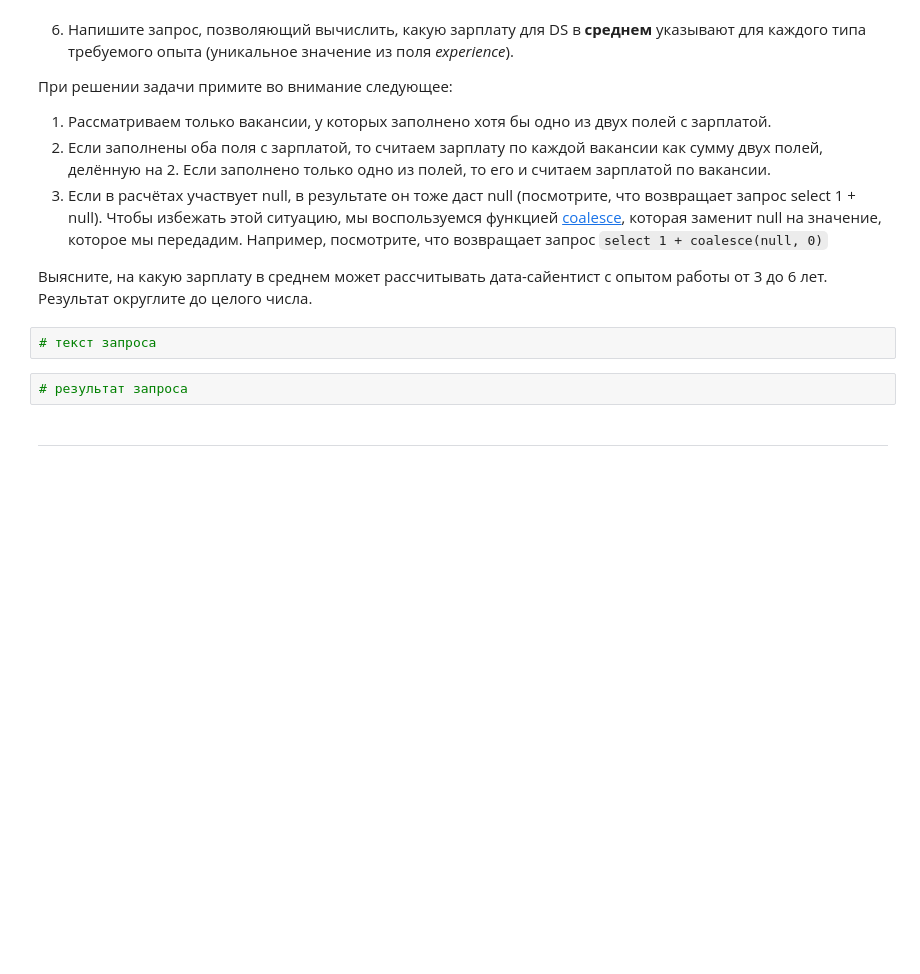
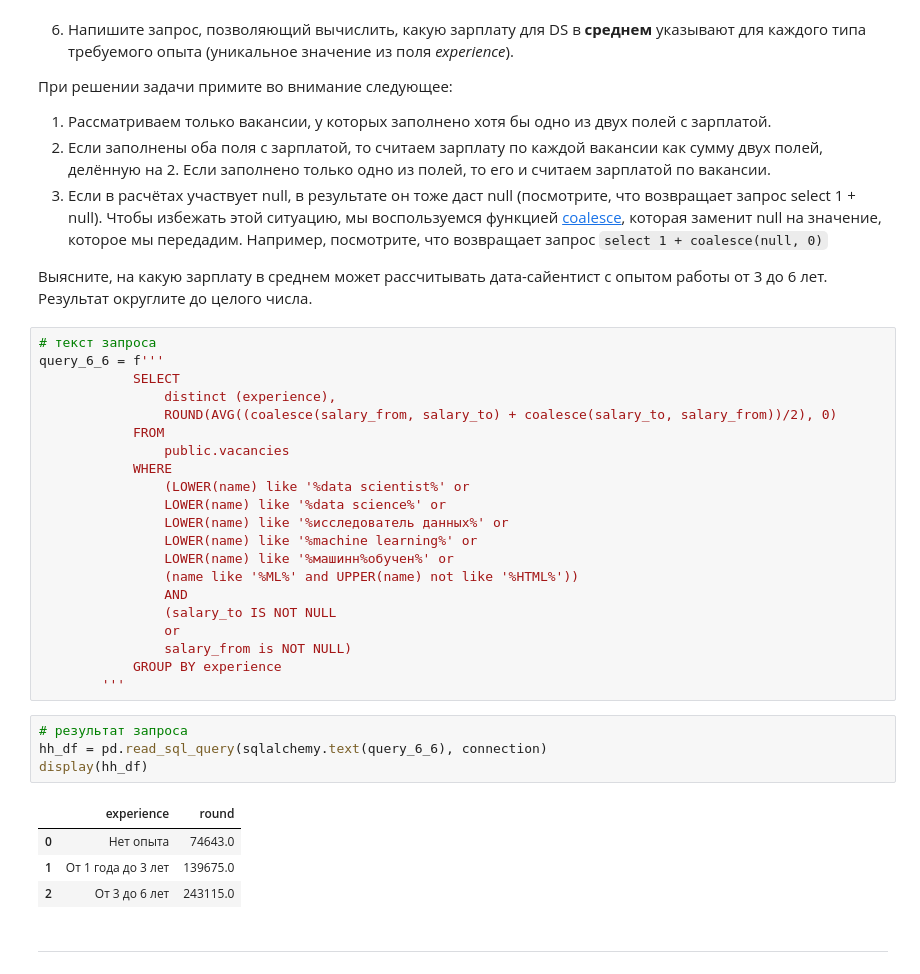
Before and after one commit to kdunaev-a10/SkillFactory-DTS, a Jupyter notebook: project_2/Project_2_headHunter.ipynb, the cells around one changed output. Drawn from its saved outputs; the diff is of its cells as text; blank space fills up the shorter version.

```diff
--- a/project_2/Project_2_headHunter.ipynb
+++ b/project_2/Project_2_headHunter.ipynb
@@ -701,8 +701,34 @@ display(hh_df)
 Выясните, на какую зарплату в среднем может рассчитывать дата-сайентист с опытом работы от 3 до 6 лет. Результат округлите до целого числа.
 # %%
 # текст запроса
+query_6_6 = f'''
+            SELECT
+                distinct (experience),
+                ROUND(AVG((coalesce(salary_from, salary_to) + coalesce(salary_to, salary_from))/2), 0)
+            FROM
+                public.vacancies
+            WHERE
+                (LOWER(name) like '%data scientist%' or
+                LOWER(name) like '%data science%' or
+                LOWER(name) like '%исследователь данных%' or
+                LOWER(name) like '%machine learning%' or
+                LOWER(name) like '%машинн%обучен%' or
+                (name like '%ML%' and UPPER(name) not like '%HTML%'))
+                AND
+                (salary_to IS NOT NULL
+                or
+                salary_from is NOT NULL)
+            GROUP BY experience
+        '''
 # %%
 # результат запроса
+hh_df = pd.read_sql_query(sqlalchemy.text(query_6_6), connection)
+display(hh_df)
+# %% [output]
+|  | experience | round |
+| 0 | Нет опыта | 74643.0 |
+| 1 | От 1 года до 3 лет | 139675.0 |
+| 2 | От 3 до 6 лет | 243115.0 |
 # %% [markdown]
 ***
 # %%
```
Also changed, not shown: 1 other file.
